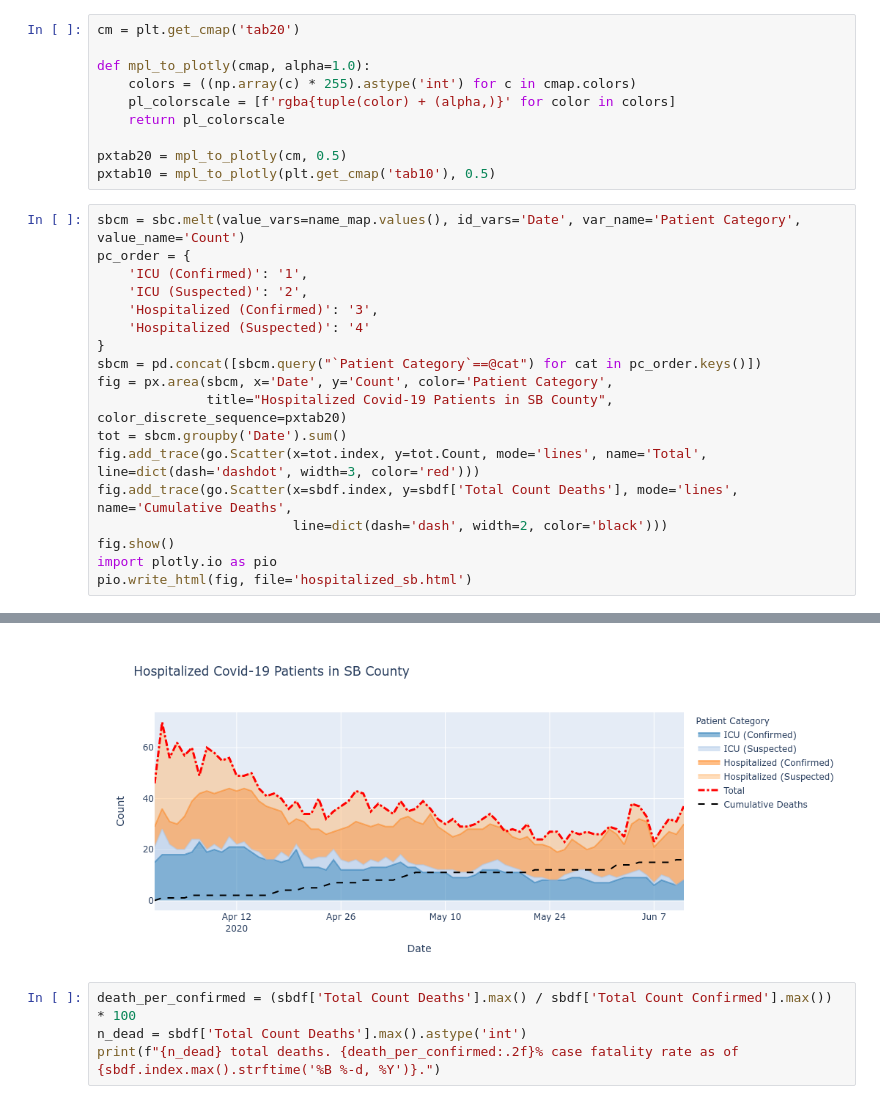
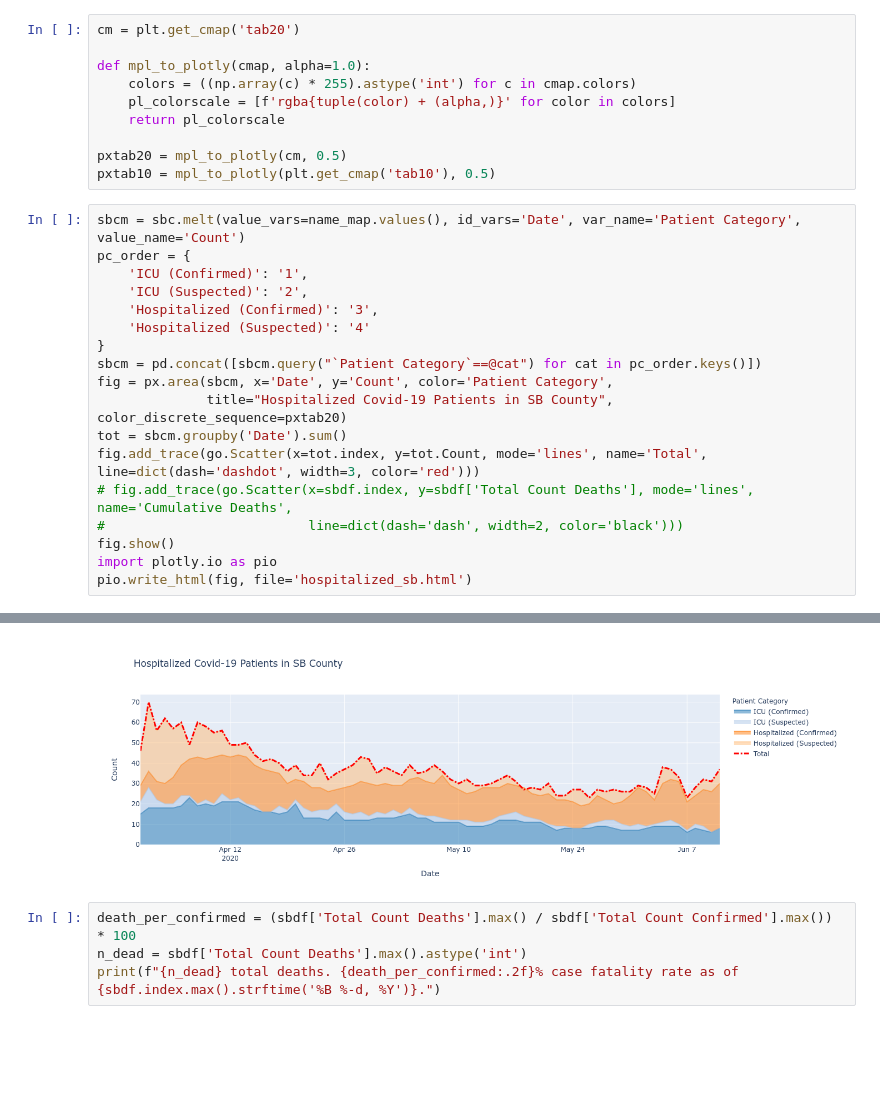
Before and after one commit to jkibele/SB_Covid, a Jupyter notebook: SB_Covid.ipynb, the cells around one changed output, grey strips where cells are left out. Drawn from its saved outputs; the diff is of its cells as text; blank space fills up the shorter version.

```diff
--- a/SB_Covid.ipynb
+++ b/SB_Covid.ipynb
@@ -63,24 +63,24 @@ pxtab10 = mpl_to_plotly(plt.get_cmap('tab10'), 0.5)
 # %%
 sbcm = sbc.melt(value_vars=name_map.values(), id_vars='Date', var_name='Patient Category', value_name='Count')
 pc_order = {
     'ICU (Confirmed)': '1',
     'ICU (Suspected)': '2',
     'Hospitalized (Confirmed)': '3',
     'Hospitalized (Suspected)': '4'
 }
 sbcm = pd.concat([sbcm.query("`Patient Category`==@cat") for cat in pc_order.keys()])
 fig = px.area(sbcm, x='Date', y='Count', color='Patient Category',
               title="Hospitalized Covid-19 Patients in SB County", color_discrete_sequence=pxtab20)
 tot = sbcm.groupby('Date').sum()
 fig.add_trace(go.Scatter(x=tot.index, y=tot.Count, mode='lines', name='Total', line=dict(dash='dashdot', width=3, color='red')))
-fig.add_trace(go.Scatter(x=sbdf.index, y=sbdf['Total Count Deaths'], mode='lines', name='Cumulative Deaths',
-                         line=dict(dash='dash', width=2, color='black')))
+# fig.add_trace(go.Scatter(x=sbdf.index, y=sbdf['Total Count Deaths'], mode='lines', name='Cumulative Deaths',
+#                          line=dict(dash='dash', width=2, color='black')))
 fig.show()
 import plotly.io as pio
 pio.write_html(fig, file='hospitalized_sb.html')
 # %% [output]
 [interactive output not drawn]
-[figure, old version]
+[figure, new version]
 # %%
 death_per_confirmed = (sbdf['Total Count Deaths'].max() / sbdf['Total Count Confirmed'].max()) * 100
 n_dead = sbdf['Total Count Deaths'].max().astype('int')
```
Also changed, not shown: parts of 8 cells of this notebook, 4 other files.
